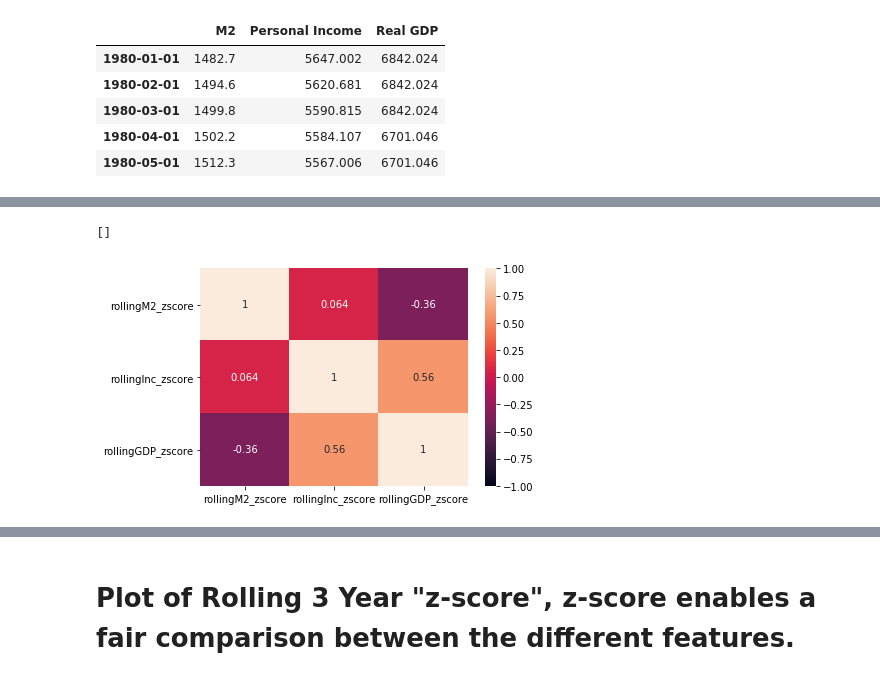
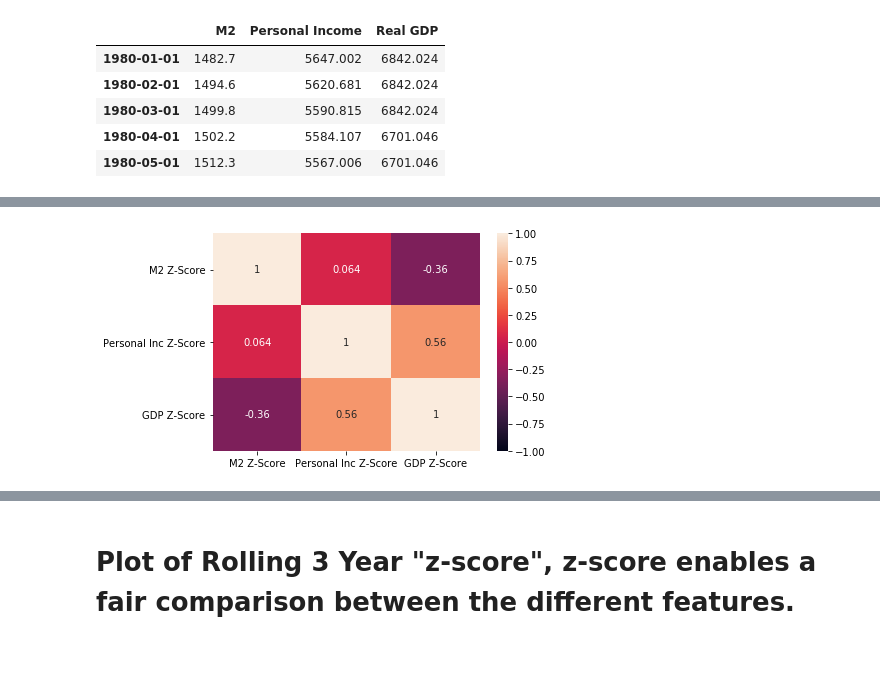
Before and after one commit to schm1263/Fintech_Project_1, a Jupyter notebook: Eriks_Clean_Copy.ipynb, the cells around one changed output, grey strips where cells are left out. Cells and saved outputs as stored; diff of their text form; code cells hidden in the pictures.

```diff
--- a/Eriks_Clean_Copy.ipynb
+++ b/Eriks_Clean_Copy.ipynb
@@ -86,3 +81,0 @@ personal_inc_data.isnull().sum()
-# %%
-personal_inc_data.dropna(inplace=True)
-personal_inc_data.shape
@@ -146,0 +84,4 @@ m2_real_gdp.head()
+# %%
+#) Concatenate Data:
+all_data = pd.concat([m2_data, personal_inc_data, real_GDP_data], axis=1, join='outer'
+all_data.head()
@@ -494,9 +313,9 @@ rolling_zScore.head()
 # %%
-rolling_zScore['rollingM2_zscore'] = \
+rolling_zScore['M2 Z-Score'] = \
 (rolling_zScore['M2'] - rolling_zScore['M2'].rolling(window=36).mean()) / rolling_zScore['M2'].rolling(window=36).std()
-rolling_zScore['rollingInc_zscore'] = \
+rolling_zScore['Personal Inc Z-Score'] = \
 (rolling_zScore['Personal Income'] - rolling_zScore['Personal Income'].rolling(window=36).mean()) / rolling_zScore['Personal Income'].rolling(window=36).std()
-rolling_zScore['rollingGDP_zscore'] = \
+rolling_zScore['GDP Z-Score'] = \
 (rolling_zScore['Real GDP'] - rolling_zScore['Real GDP'].rolling(window=36).mean()) / rolling_zScore['Real GDP'].rolling(window=36).std()
 rolling_zScore.tail()
 # %% [output]
@@ -527,7 +352,11 @@ rolling_zScore_corr
 # %%
 # Display the correlation matrix
-rolling_zScore_corr_chart = sns.heatmap(rolling_zScore_corr, annot=True, vmin=-1, vmax=1)
-rolling_zScore_corr_chart.plot()
+# rolling_zScore_corr_chart = sns.heatmap(rolling_zScore_corr, annot=True, vmin=-1, vmax=1)
+# rolling_zScore_corr_chart.plot()
+plt.clf()
+z_Score_Corr_chart = sns.heatmap(rolling_zScore_corr, annot=True, vmin=-1, vmax=1)
+z_Score_Corr_chart.set_yticklabels(z_Score_Corr_chart.get_yticklabels())
+# z_Score_Corr_chart
+plt.savefig('Resources/el-Correlation_of_M2_GDP_Income')
 # %% [output]
-[]
-[figure, old version]
+[figure, new version]
```
Also changed, not shown: parts of 107 cells of this notebook, 16 other files.
